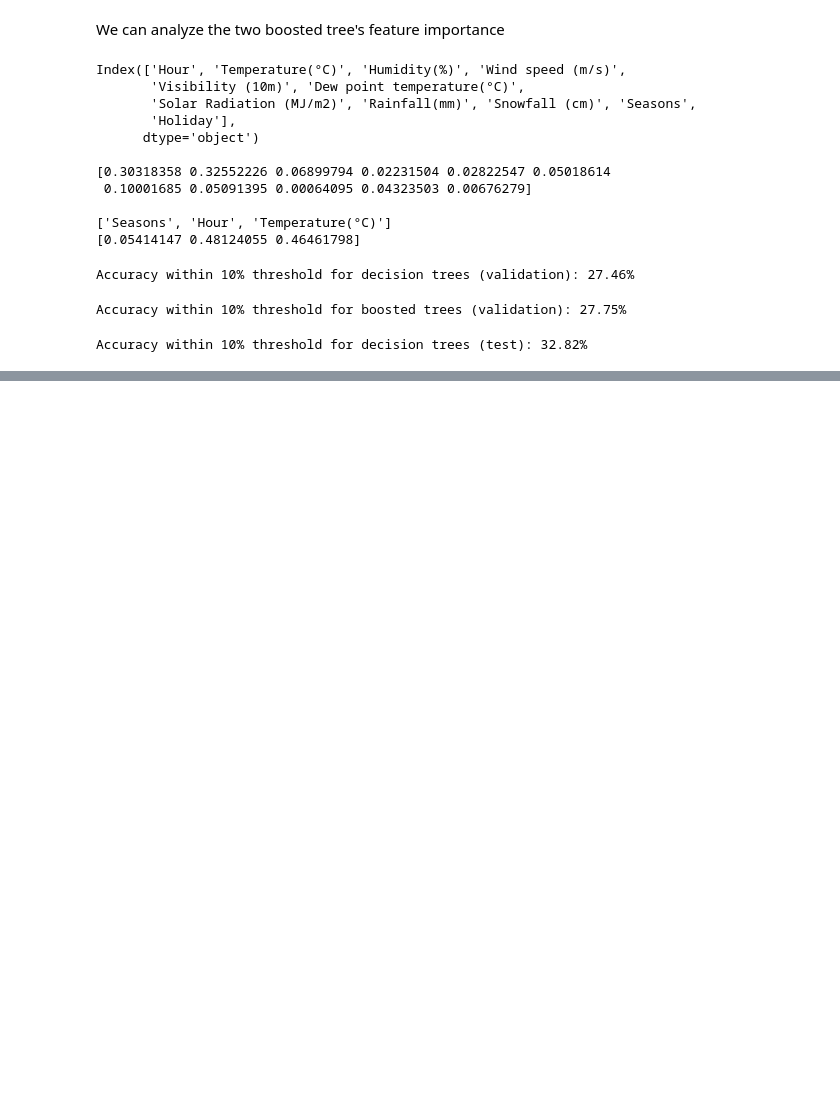
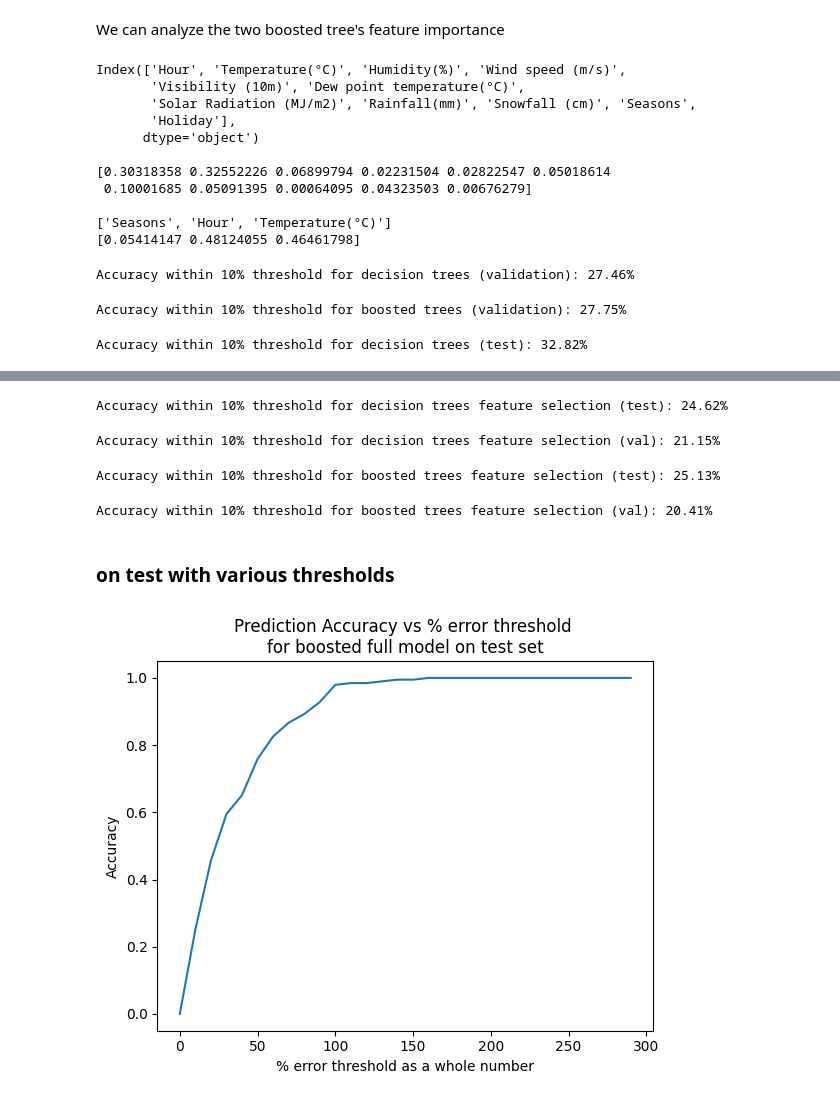
Before and after one commit to nelischalich/CS584-Seoul-Bike-Sharing, a Jupyter notebook: tree_models.ipynb, the cells around one changed output, grey strips where cells are left out. Saved outputs shown, nothing was run; the diff lists cells and outputs as text; code cells hidden in the pictures; blank space fills up the shorter version.

```diff
--- a/tree_models.ipynb
+++ b/tree_models.ipynb
@@ -386,0 +389,49 @@ Accuracy within 10% threshold for decision trees (test): 29.23%
+# %%
+select_pred_val = decision_tree_select.predict(X_val[selected_cols])
+select_boost_pred_val = boosted_select_model.predict(X_val[selected_cols])
+
+select_pred_test = decision_tree_select.predict(X_test[selected_cols])
+select_boost_pred_test = boosted_select_model.predict(X_test[selected_cols])
+# %%
+# Calculate accuracy
+test_accuracy = accuracy_within_range(Y_test, select_pred_test, threshold_percent)
+print(f"Accuracy within {threshold_percent}% threshold for decision trees feature selection (test): {test_accuracy * 100:.2f}%")
+# %% [output]
+Accuracy within 10% threshold for decision trees feature selection (test): 24.62%
+# %%
+# Calculate accuracy
+val_acc = accuracy_within_range(Y_val, select_pred_val, threshold_percent)
+print(f"Accuracy within {threshold_percent}% threshold for decision trees feature selection (val): {val_acc * 100:.2f}%")
+# %% [output]
+Accuracy within 10% threshold for decision trees feature selection (val): 21.15%
+# %%
+# Calculate accuracy
+test_accuracy = accuracy_within_range(Y_test, select_boost_pred_test, threshold_percent)
+print(f"Accuracy within {threshold_percent}% threshold for boosted trees feature selection (test): {test_accuracy * 100:.2f}%")
+# %% [output]
+Accuracy within 10% threshold for boosted trees feature selection (test): 25.13%
+# %%
+# Calculate accuracy
+test_accuracy = accuracy_within_range(Y_val, select_boost_pred_val, threshold_percent)
+print(f"Accuracy within {threshold_percent}% threshold for boosted trees feature selection (val): {test_accuracy * 100:.2f}%")
+# %% [output]
+Accuracy within 10% threshold for boosted trees feature selection (val): 20.41%
+# %% [markdown]
+### on test with various thresholds
+# %%
+# Calculate accuracy
+acc_on_thresh_forboosted = []
+x_vals = []
+
+for i in range (0, 300, 10):
+  test_accuracy = accuracy_within_range(Y_test, select_boost_pred_test, i)
+  x_vals.append(i)
+  acc_on_thresh_forboosted.append(test_accuracy)
+
+plt.plot(x_vals, acc_on_thresh_forboosted)
+plt.xlabel('% error threshold as a whole number')
+plt.ylabel('Accuracy')
+plt.title('Prediction Accuracy vs % error threshold \nfor boosted full model on test set')
+plt.show()
+# %% [output]
+[figure, added]
```
Also changed, not shown: parts of 5 cells of this notebook.
